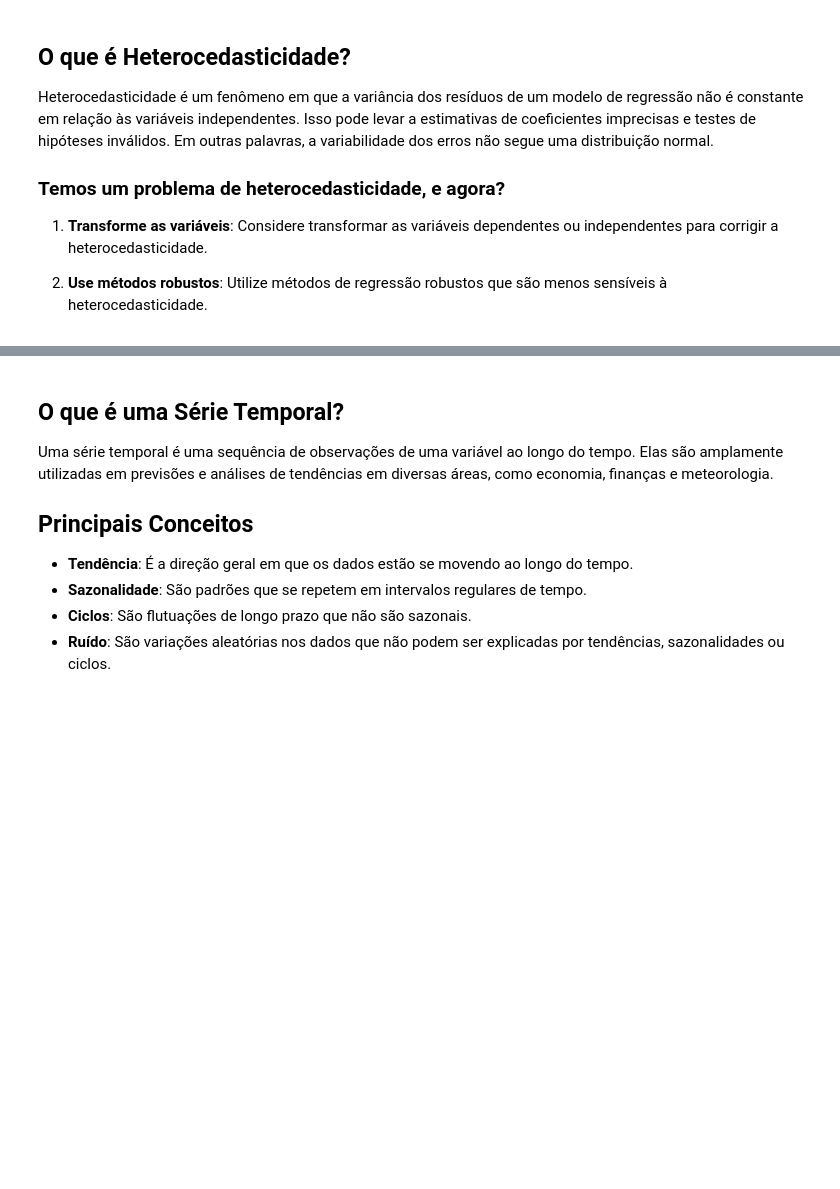
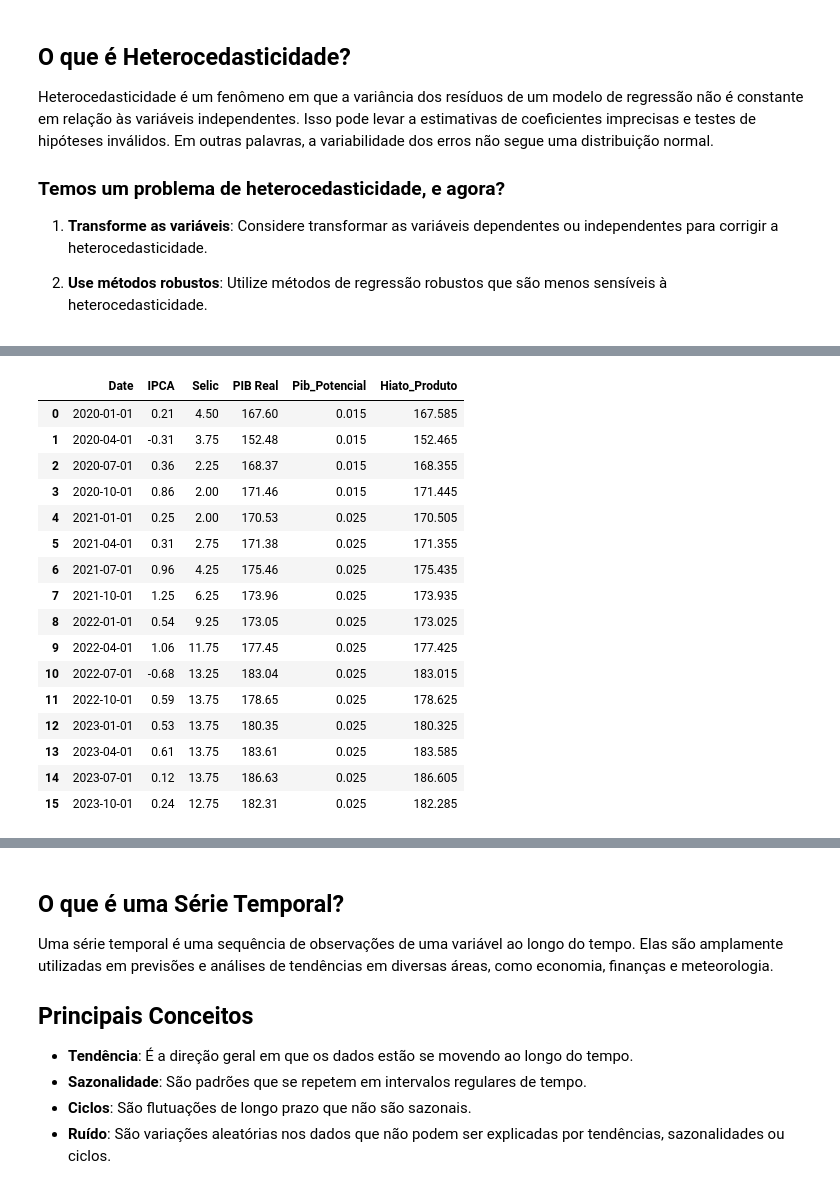
Before and after one commit to Schadenlord/econometria-em-python, a Jupyter notebook: parte_1.ipynb, the cells around one changed output, grey strips where cells are left out. Drawn from its saved outputs; the diff is of its cells as text; code cells hidden in the pictures; blank space fills up the shorter version.

```diff
--- a/parte_1.ipynb
+++ b/parte_1.ipynb
@@ -704,0 +694,7 @@ df_time
+# %%
+## Dados de inflação pelo BCB
+from bcb import sgs
+# Obtendo IPCA (código 433) e Selic (código 432)
+ipca = sgs.get(('IPCA', 433), start='1990-01-01', end='2023-12-31')
+selic = sgs.get(('Selic', 432), start='1990-01-01', end='2023-12-31')
+pib_real = sgs.get(('PIB Real', 22099), start='2020-01-01', end='2023-12-31')
@@ -704,0 +756,4 @@ df_time
+# %%
+df_temporal = pd.merge(ipca, selic, on='Date', how='inner')
+df_temporal = pd.merge(df_temporal, pib_real, on='Date', how='inner')
+df_temporal
@@ -704,0 +782,12 @@ df_time
+# %%
+## Pib potencial:
+###
+# "Nos dois primeiros mandatos de Lula, os economistas diziam que o PIB potencial era de 3,5%; no período de crise, de 2015 a 2020, era de 1,5%; no pós-pandemia, de 2% a 2,5%.
+# vamos criar um df com esses valores em função do tempo mensal de 2003 a 2023
+###
+pib_potencial = pd.DataFrame({'Date': pd.date_range(start='2003-01-01', end='2024-01-01', freq='MS')})
+pib_potencial['Pib_Potencial'] = 0.035
+pib_potencial.loc[pib_potencial['Date'] >= '2015-01-01', 'Pib_Potencial'] = 0.015
+pib_potencial.loc[pib_potencial['Date'] >= '2021-01-01', 'Pib_Potencial'] = 0.025
+
+pib_potencial
@@ -704,0 +808,3 @@ df_time
+# %%
+df_temporal = pd.merge(df_temporal, pib_potencial, on='Date', how='inner')
+df_temporal
@@ -704,0 +832,21 @@ df_time
+# %%
+df_temporal['Hiato_Produto'] = df_temporal['PIB Real'] - df_temporal['Pib_Potencial']
+df_temporal
+# %% [output]
+|  | Date | IPCA | Selic | PIB Real | Pib_Potencial | Hiato_Produto |
+| 0 | 2020-01-01 | 0.21 | 4.50 | 167.60 | 0.015 | 167.585 |
+| 1 | 2020-04-01 | -0.31 | 3.75 | 152.48 | 0.015 | 152.465 |
+| 2 | 2020-07-01 | 0.36 | 2.25 | 168.37 | 0.015 | 168.355 |
+| 3 | 2020-10-01 | 0.86 | 2.00 | 171.46 | 0.015 | 171.445 |
+| 4 | 2021-01-01 | 0.25 | 2.00 | 170.53 | 0.025 | 170.505 |
+| 5 | 2021-04-01 | 0.31 | 2.75 | 171.38 | 0.025 | 171.355 |
+| 6 | 2021-07-01 | 0.96 | 4.25 | 175.46 | 0.025 | 175.435 |
+| 7 | 2021-10-01 | 1.25 | 6.25 | 173.96 | 0.025 | 173.935 |
+| 8 | 2022-01-01 | 0.54 | 9.25 | 173.05 | 0.025 | 173.025 |
+| 9 | 2022-04-01 | 1.06 | 11.75 | 177.45 | 0.025 | 177.425 |
+| 10 | 2022-07-01 | -0.68 | 13.25 | 183.04 | 0.025 | 183.015 |
+| 11 | 2022-10-01 | 0.59 | 13.75 | 178.65 | 0.025 | 178.625 |
+| 12 | 2023-01-01 | 0.53 | 13.75 | 180.35 | 0.025 | 180.325 |
+| 13 | 2023-04-01 | 0.61 | 13.75 | 183.61 | 0.025 | 183.585 |
+| 14 | 2023-07-01 | 0.12 | 13.75 | 186.63 | 0.025 | 186.605 |
+| 15 | 2023-10-01 | 0.24 | 12.75 | 182.31 | 0.025 | 182.285 |
```
Also changed, not shown: parts of 19 cells of this notebook, 4 other files.
